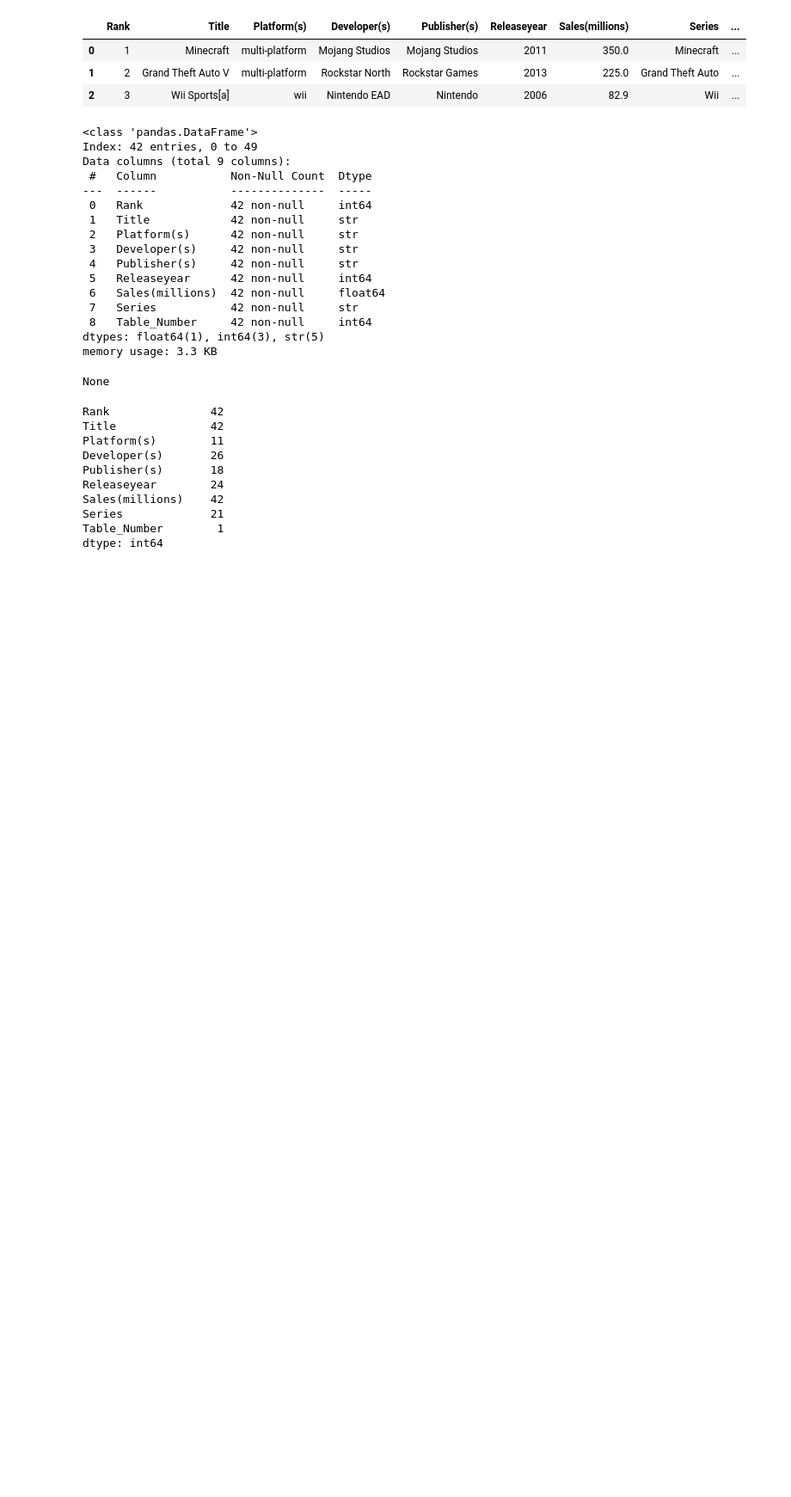
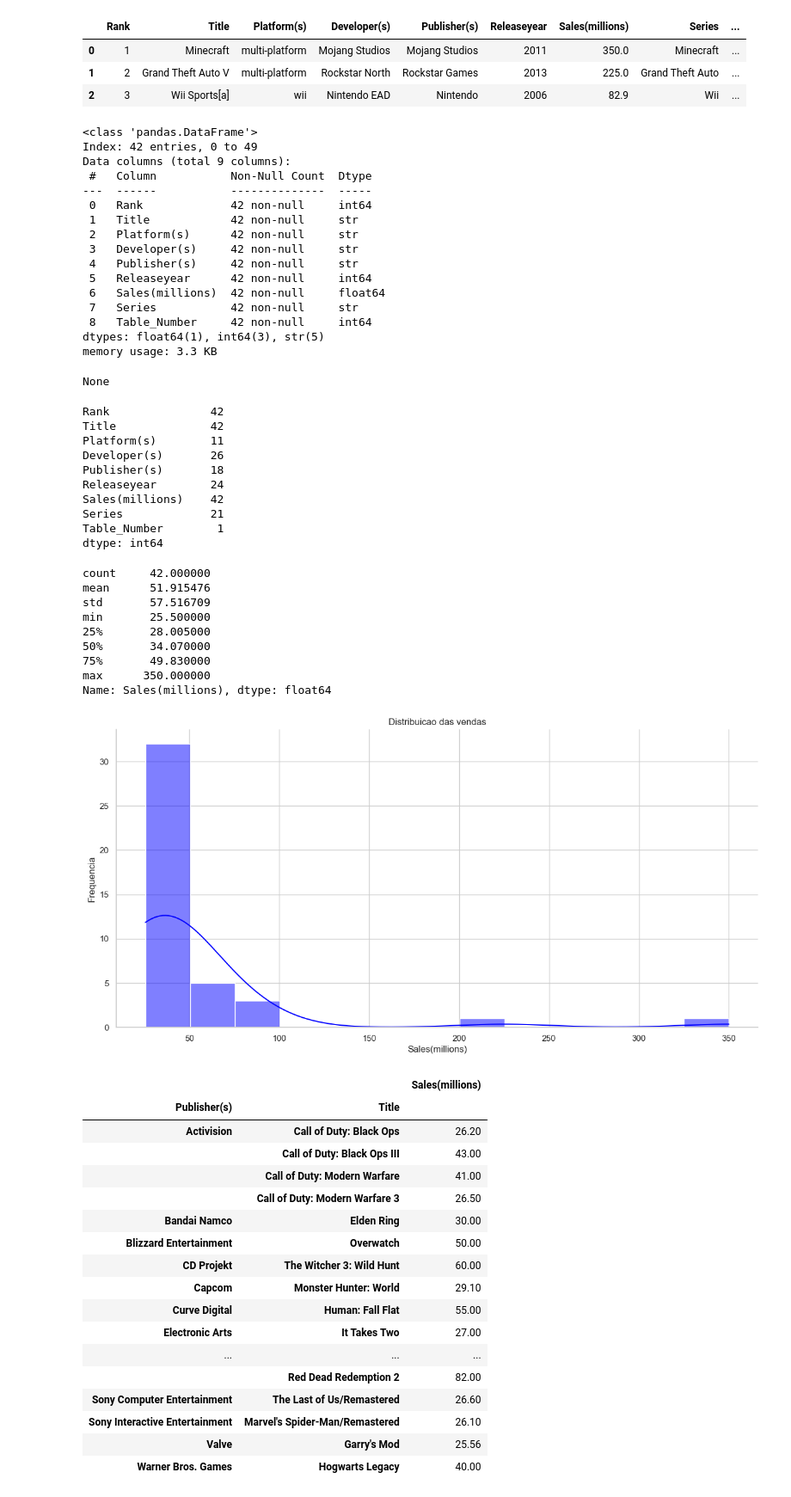
Before and after one commit to eltonnhamussua/video-game-sales-eda, a Jupyter notebook: analise_exploratoria.ipynb, the cells around one changed output. Shown at 86% size. Saved outputs shown, nothing was run; the diff lists cells and outputs as text; code cells hidden in the pictures; blank space fills up the shorter version.

```diff
--- a/analise_exploratoria.ipynb
+++ b/analise_exploratoria.ipynb
@@ -104,3 +104,80 @@ Sales(millions)    42
 Series             21
 Table_Number        1
 dtype: int64
+# %%
+# Analise Exploratoria
+display(df_best["Sales(millions)"].describe())
+plt.figure(figsize=(15, 7))
+sns.histplot(df_best['Sales(millions)'], color='blue', edgecolor=None, kde=True)
+plt.title('Distribuicao das vendas')
+plt.xlabel('Sales(millions)')
+plt.ylabel('Frequencia')
+sns.despine()
+plt.show()
+
+# Agrupamento das vendas por jogo e editora
+vendas_por_jogo_editora = df_best[["Title", "Publisher(s)", "Sales(millions)"]].groupby(["Publisher(s)", "Title"]).sum()
+display(vendas_por_jogo_editora)
+
+# Visualizacao grafica da evolucao temporal das vendas
+df_plot = df_best.groupby('Releaseyear')['Sales(millions)'].sum().reset_index()
+plt.figure(figsize=(15, 7))
+ax = sns.lineplot(data = df_plot, x = 'Releaseyear', y = 'Sales(millions)', markers = 's', markersize=8, color='teal', lw=3)
+plt.xticks(df_plot['Releaseyear'], rotation=90)
+for x, y in zip(df_plot['Releaseyear'], df_plot['Sales(millions)']):
+    plt.text(x, y + (y*0.02), f'{y:.1f}', ha='center', va='bottom', fontsize=10, fontweight='bold', color='darkslategray')
+plt.title('Vendas Globais por Ano', fontsize=16, pad=20)
+plt.xlabel('Ano de Lacamento', fontsize=12)
+plt.ylabel('Vendas Totais (Milhoes)', fontsize=12)
+plt.grid(axis='y', ls='--', alpha=0.3)
+sns.despine()
+plt.tight_layout()
+plt.show()
+
+# Filtragem das vendas acima da media
+vendas_media = df_best[df_best['Sales(millions)'] > 60]
+display(vendas_media)
+
+# Visualizacao grafica das plataformas por volume de vendas
+p_grafico = df_best.groupby('Platform(s)')['Sales(millions)'].sum().reset_index()
+fig, ax = plt.subplots(figsize=(14, 6))
+sns.barplot(data=p_grafico, x='Platform(s)', y='Sales(millions)', ax=ax, color='teal')
+ax.set_xticks(range(len(p_grafico['Platform(s)'])))
+ax.set_xticklabels(p_grafico['Platform(s)'], rotation=90, ha='right')
+ax.set_title('Vendas Totais por Plataforma', fontsize=15, pad=20)
+ax.set_xlabel('Plataformas', fontsize=12)
+ax.set_ylabel('Milhoes de Vendas', fontsize=12)
+for p in ax.patches:
+    ax.annotate(f'{p.get_height():.1f}', (p.get_x() + p.get_width()/2., p.get_height()), ha='center', va='baseline', fontsize=10, color='black', xytext=(0,5), textcoords='offset points')
+sns.despine()
+plt.tight_layout()
+plt.show()
+# %% [output]
+count     42.000000
+mean      51.915476
+std       57.516709
+min       25.500000
+25%       28.005000
+50%       34.070000
+75%       49.830000
+max      350.000000
+Name: Sales(millions), dtype: float64
+[figure, added]
+|  |  | Sales(millions) |
+| Publisher(s) | Title |  |
+| Activision | Call of Duty: Black Ops | 26.20 |
+|  | Call of Duty: Black Ops III | 43.00 |
+|  | Call of Duty: Modern Warfare | 41.00 |
+|  | Call of Duty: Modern Warfare 3 | 26.50 |
+| Bandai Namco | Elden Ring | 30.00 |
+| Blizzard Entertainment | Overwatch | 50.00 |
+| CD Projekt | The Witcher 3: Wild Hunt | 60.00 |
+| Capcom | Monster Hunter: World | 29.10 |
+| Curve Digital | Human: Fall Flat | 55.00 |
+| Electronic Arts | It Takes Two | 27.00 |
+| ... | ... | ... |
+|  | Red Dead Redemption 2 | 82.00 |
+| Sony Computer Entertainment | The Last of Us/Remastered | 26.60 |
+| Sony Interactive Entertainment | Marvel's Spider-Man/Remastered | 26.10 |
+| Valve | Garry's Mod | 25.56 |
+| Warner Bros. Games | Hogwarts Legacy | 40.00 |
```
Also changed, not shown: parts of 1 cell of this notebook.
